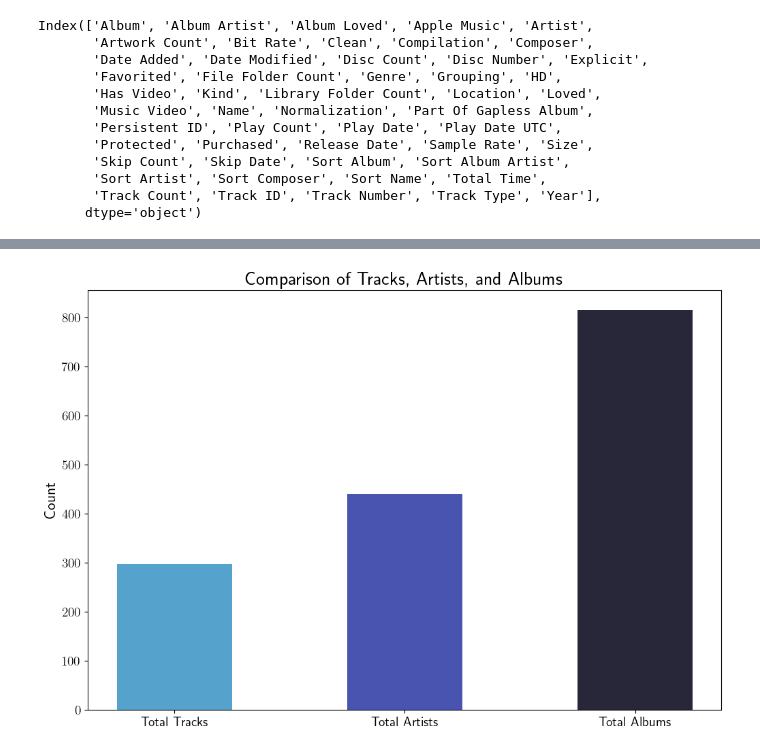
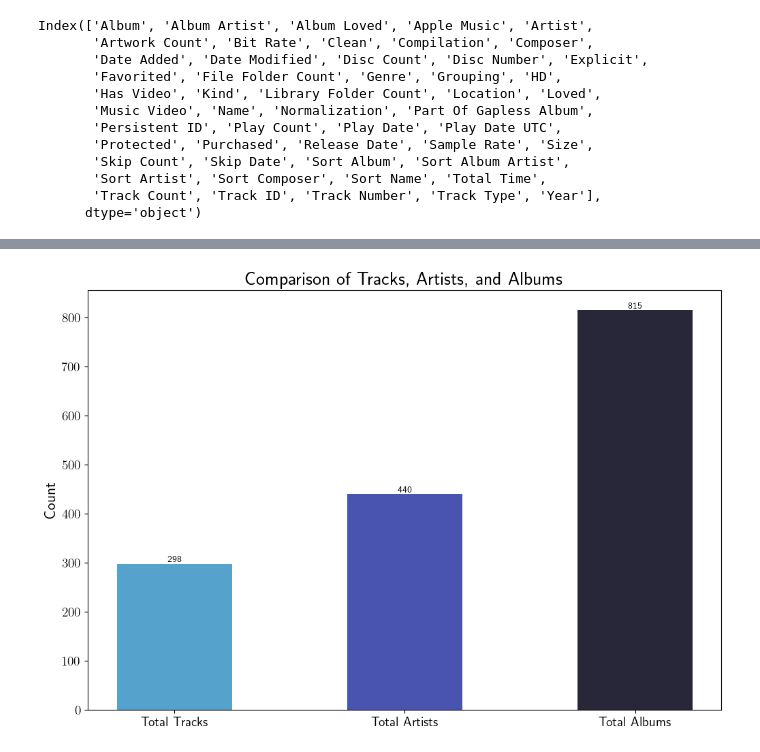
Before and after one commit to anvi-git/Project_Music_Library, a Jupyter notebook: notebook.ipynb, the cells around one changed output, grey strips where cells are left out. Cells and saved outputs as stored; diff of their text form; code cells hidden in the pictures.

Commit message:
new plot

```diff
--- a/notebook.ipynb
+++ b/notebook.ipynb
@@ -236,16 +234,19 @@ total_time_sec = total_time/1000
 # %%
 data = [total_artist, total_album, total_tracks]
 labels = ['Total Tracks', 'Total Artists', 'Total Albums']
 # Plotting the bar chart
 plt.bar(labels,
         data,
         color=custom_palette,
         width=0.5)
+# add the value of each bar on top of the bar
+for i, v in enumerate(data):
+    plt.text(i, v, str(v), ha='center', va='bottom')
 
 # Adding labels and title
 plt.ylabel('Count')
 plt.title('Comparison of Tracks, Artists, and Albums')
 # Show the plot
 plt.show()
 # %% [output]
-[figure, old version]
+[figure, new version]
```
Also changed, not shown: parts of 1 cell of this notebook.
